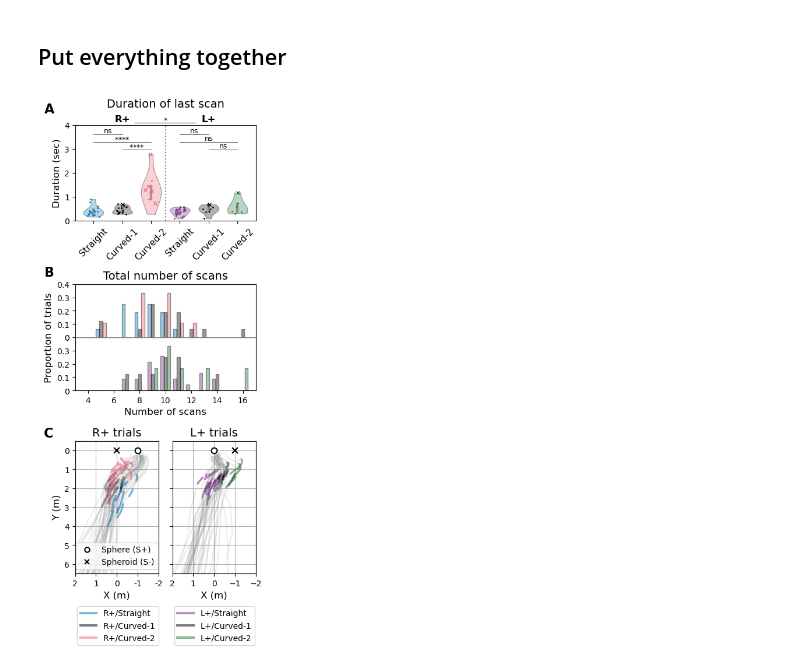
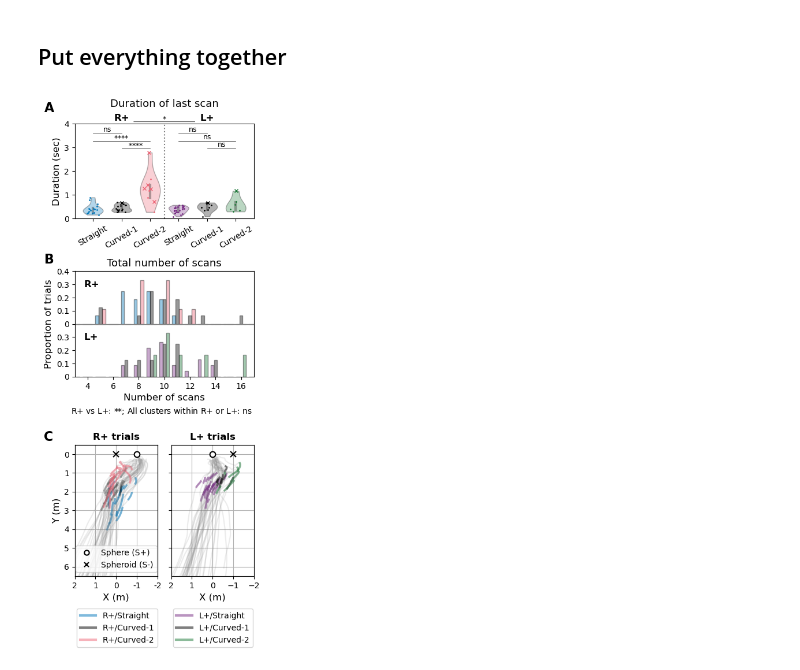
Before and after one commit to leewujung/porpoise_spheroid, a Jupyter notebook: notebooks_fig/fig_scans_number_duration.ipynb, the cells around one changed output. Saved outputs shown, nothing was run; the diff lists cells and outputs as text; code cells hidden in the pictures.

Commit message:
update fig: add stats for total number of scans

```diff
--- a/notebooks_fig/fig_scans_number_duration.ipynb
+++ b/notebooks_fig/fig_scans_number_duration.ipynb
@@ -293,10 +293,10 @@ for seq in range(6):
         ax_duration, seq, vals_cross, width=0.4,
         color=color_cluster_seq_7[seq], marker="x", markersize=4
     )
-ax_duration.set_title("Duration of last scan\n", fontsize=14)
+ax_duration.set_title("Duration of last scan\n", fontsize=13)
 ax_duration.set_ylabel("Duration (sec)", fontsize=12)
 ax_duration.set_xticks(np.arange(6))
-ax_duration.set_xticklabels(CLUSTER_STR_7, fontsize=11, rotation=45)
+ax_duration.set_xticklabels(CLUSTER_STR_7, fontsize=10, rotation=30)
 ax_duration.set_yticks(np.arange(0, 4.5, 1))
 ax_duration.set_yticklabels(np.arange(0, 4.5, 1).astype(int), fontsize=10)
 ax_duration.set_ylim(0, 4)
@@ -316,7 +316,7 @@ add_TCCT_text(ax_duration)
 
 pos_duration = ax_duration.get_position()
 ax_duration.set_position(
-    [pos_duration.x0, pos_duration.y0+0.04, pos_duration.width, pos_duration.height-0.02]
+    [pos_duration.x0, pos_duration.y0+0.02, pos_duration.width, pos_duration.height-0.02]
 )
 
 
@@ -324,7 +324,7 @@ ax_duration.set_position(
 # ==================================================
 # Total number of scans
 # ==================================================
-ax_clu = fig.add_subplot(gs[1, :])
+ax_scan = fig.add_subplot(gs[1, :])
 
 for seq in range(6):
     ta_cluster, _ = np.histogram(
@@ -341,27 +341,44 @@ for seq in range(6):
 
     bottom = vert_shift if seq <= 2 else 0
 
-    ax_clu.bar(
+    ax_scan.bar(
         x=scan_x + shift, height=ta_cluster, width=scan_bar_width, bottom=bottom,
         alpha=0.4, edgecolor="k", color=color_cluster_seq_7[seq], label=CLUSTER_STR_7[seq],
     )
 
-ax_clu.axhline(vert_shift, color="grey", lw=1)
+ax_scan.axhline(vert_shift, color="grey", lw=1)
 
 
 # Axis labels
-ax_clu.set_ylim(0, 0.8)
-ax_clu.set_yticks(np.arange(0, 0.9, 0.1))
-ax_clu.set_yticklabels([0, 0.1, 0.2, 0.3, 0, 0.1, 0.2, 0.3, 0.4], fontsize=10)
+ax_scan.set_ylim(0, 0.8)
+ax_scan.set_yticks(np.arange(0, 0.9, 0.1))
+ax_scan.set_yticklabels([0, 0.1, 0.2, 0.3, 0, 0.1, 0.2, 0.3, 0.4], fontsize=10)
 
-ax_clu.set_xticks(np.arange(0, 25, 2))
-ax_clu.set_xticklabels(np.arange(0, 25, 2), fontsize=10)
-ax_clu.set_xlim(3, 17)
+ax_scan.set_xticks(np.arange(0, 25, 2))
+ax_scan.set_xticklabels(np.arange(0, 25, 2), fontsize=10)
+ax_scan.set_xlim(3, 17)
 
-ax_clu.set_title("Total number of scans", fontsize=14)
+ax_scan.set_title("Total number of scans", fontsize=13)
 
-ax_clu.set_xlabel("Number of scans", fontsize=12)
-ax_clu.set_ylabel("Proportion of trials", fontsize=12)
+ax_scan.set_xlabel("Number of scans", fontsize=12)
+ax_scan.set_ylabel("Proportion of trials", fontsize=12)
+
+
+ax_scan.text(3.7, 0.7, "R+", fontsize=12, va="center", fontweight="bold")
+ax_scan.text(3.7, 0.3, "L+", fontsize=12, va="center", fontweight="bold")
+
+
+
+# Stats annotation
+df_stat_position = pd.read_csv(stat_path / f"AR13_scan_combined_position_contrast.csv")
+p_val_position = utils_plot.get_p_val_position(df_stat_position)
+p_val_position = utils_plot.get_p_star(p_val_position)  # plot star only and no numbers
+tcct_str = f"R+ v. L+: {p_val_position}"
+ax_scan.text(
+    2.7, -0.26,
+    f"R+ vs L+: {p_val_position}; All clusters within R+ or L+: ns",
+    ha="left", va="center", fontsize=10, linespacing=1.4
+)
 
 
 
@@ -392,7 +409,7 @@ for c_seq, c_name, c_color in zip(
             )
 ax_track_TC.plot(0, 0, "kx", markeredgewidth=1.5, markersize=7, lw=1.5)
 ax_track_TC.plot(-1, 0, "ko", markeredgewidth=1.5, markersize=7, lw=1.5, markerfacecolor="w")
-ax_track_TC.set_title("R+ trials", fontsize=14)
+ax_track_TC.set_title("R+ trials", fontsize=12, fontweight="bold")
 
 
 
@@ -421,17 +438,18 @@ for c_seq, c_name, c_color in zip(
             )
 ax_track_CT.plot(-1, 0, "kx", markeredgewidth=1.5, markersize=7)
 ax_track_CT.plot(0, 0, "ko", markeredgewidth=1.5, markersize=7, markerfacecolor="w")
-ax_track_CT.set_title("L+ trials", fontsize=14)
+ax_track_CT.set_title("L+ trials", fontsize=12, fontweight="bold")
 
 
 # Adjust track panel positions
 pos_track_TC = ax_track_TC.get_position()
 ax_track_TC.set_position(
-    [pos_track_TC.x0, pos_track_TC.y0-0.065, pos_track_TC.width*0.97, pos_track_TC.height+0.05]
+    [pos_track_TC.x0, pos_track_TC.y0-0.1, #-0.065,
+     pos_track_TC.width*0.97, pos_track_TC.height+0.05]
 )
 pos_track_CT = ax_track_CT.get_position()
 ax_track_CT.set_position(
-    [pos_track_CT.x0 + pos_track_CT.width*0.03, pos_track_CT.y0-0.065,
+    [pos_track_CT.x0 + pos_track_CT.width*0.03, pos_track_CT.y0-0.1, #-0.065,
      pos_track_CT.width*0.97, pos_track_CT.height+0.05]
 )
 
@@ -461,32 +479,32 @@ ax_track_CT.set_yticklabels("")
 
 
 # Add legend for cluster tracks
 ax_track_TC.plot(np.nan, np.nan, color_cluster_7["TC_straight"], label="R+/Straight", alpha=0.5, lw=3)
 ax_track_TC.plot(np.nan, np.nan, color_cluster_7["TC_curved1"], label="R+/Curved-1", alpha=0.5, lw=3)
 ax_track_TC.plot(np.nan, np.nan, color_cluster_7["TC_curved2"], label="R+/Curved-2", alpha=0.5, lw=3)
 ax_track_TC.legend(
     fontsize=10, loc="lower left",
     bbox_to_anchor=(2.1, 10.5), bbox_transform=ax_track_TC.transData
 )
 
 ax_track_CT.plot(np.nan, np.nan, color_cluster_7["CT_straight"], label="L+/Straight", alpha=0.5, lw=3)
 ax_track_CT.plot(np.nan, np.nan, color_cluster_7["CT_curved1"], label="L+/Curved-1", alpha=0.5, lw=3)
 ax_track_CT.plot(np.nan, np.nan, color_cluster_7["CT_curved2"], label="L+/Curved-2", alpha=0.5, lw=3)
 ax_track_CT.legend(
     fontsize=10, loc="lower left",
     bbox_to_anchor=(2.1, 10.5), bbox_transform=ax_track_CT.transData
 )
 
 
 # Add panel labels
 ax_duration.text(-1.7, 4.5, "A", fontsize=16, fontweight="bold")
-ax_clu.text(0.6, 0.86, "B", fontsize=16, fontweight="bold")
+ax_scan.text(0.6, 0.86, "B", fontsize=16, fontweight="bold")
 ax_track_TC.text(3.5, -0.7, "C", fontsize=16, fontweight="bold")
 
 
 
 plt.show()
 
 fig.savefig(fig_path / "fig_scans_number_duration.png", dpi=300, bbox_inches="tight")
 # %% [output]
-[figure, old version]
+[figure, new version]
```
